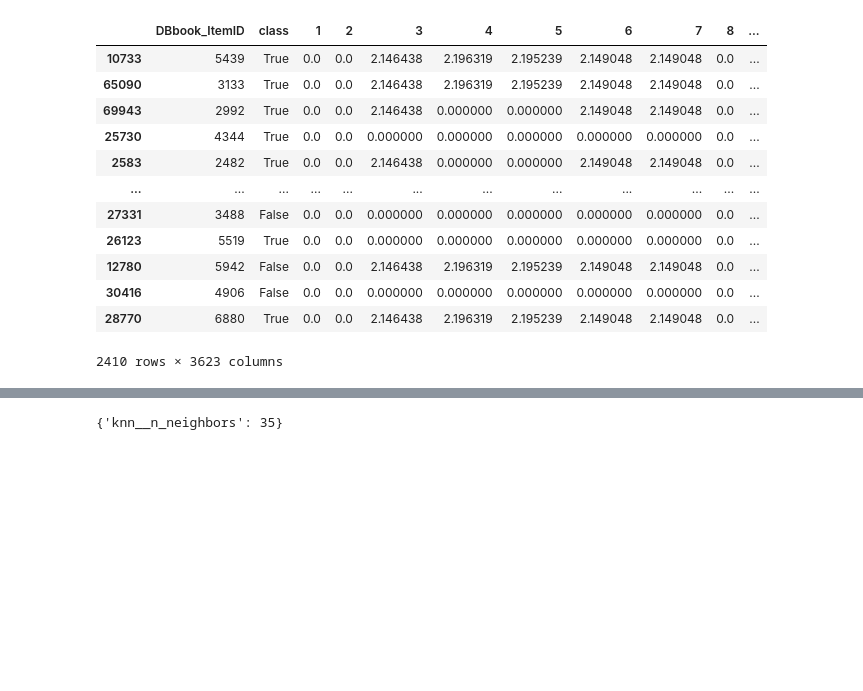
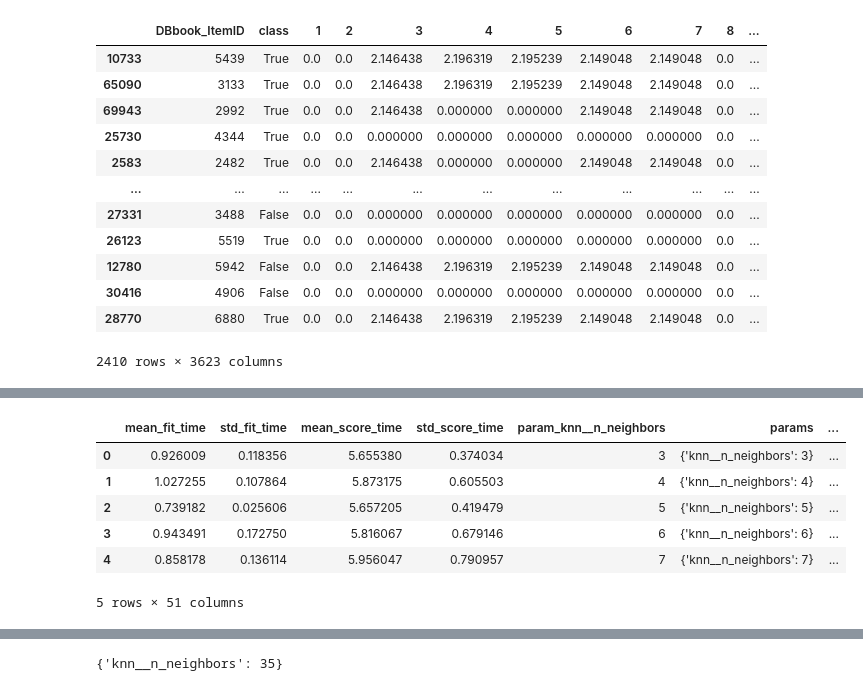
Before and after one commit to Cerozob/MINE_4201_LAB2, a Jupyter notebook: MINE_4201_Laboratorio_2_Filtrado_por_contenido.ipynb, the cells around one changed output, grey strips where cells are left out. Saved outputs shown, nothing was run; the diff lists cells and outputs as text; code cells hidden in the pictures; blank space fills up the shorter version.

```diff
--- a/MINE_4201_Laboratorio_2_Filtrado_por_contenido.ipynb
+++ b/MINE_4201_Laboratorio_2_Filtrado_por_contenido.ipynb
@@ -1166,0 +1179,11 @@ GridSearchCV(cv=5, estimator=Pipeline(steps=[('knn', KNeighborsClassifier())]),
+# %%
+models = pd.DataFrame(grid.cv_results_)
+models.head()
+# %% [output]
+|  | mean_fit_time | std_fit_time | mean_score_time | std_score_time | param_knn__n_neighbors | params | ... |
+| 0 | 0.926009 | 0.118356 | 5.655380 | 0.374034 | 3 | {'knn__n_neighbors': 3} | ... |
+| 1 | 1.027255 | 0.107864 | 5.873175 | 0.605503 | 4 | {'knn__n_neighbors': 4} | ... |
+| 2 | 0.739182 | 0.025606 | 5.657205 | 0.419479 | 5 | {'knn__n_neighbors': 5} | ... |
+| 3 | 0.943491 | 0.172750 | 5.816067 | 0.679146 | 6 | {'knn__n_neighbors': 6} | ... |
+| 4 | 0.858178 | 0.136114 | 5.956047 | 0.790957 | 7 | {'knn__n_neighbors': 7} | ... |
+5 rows × 51 columns
```
Also changed, not shown: parts of 10 cells of this notebook, 2 other files.
